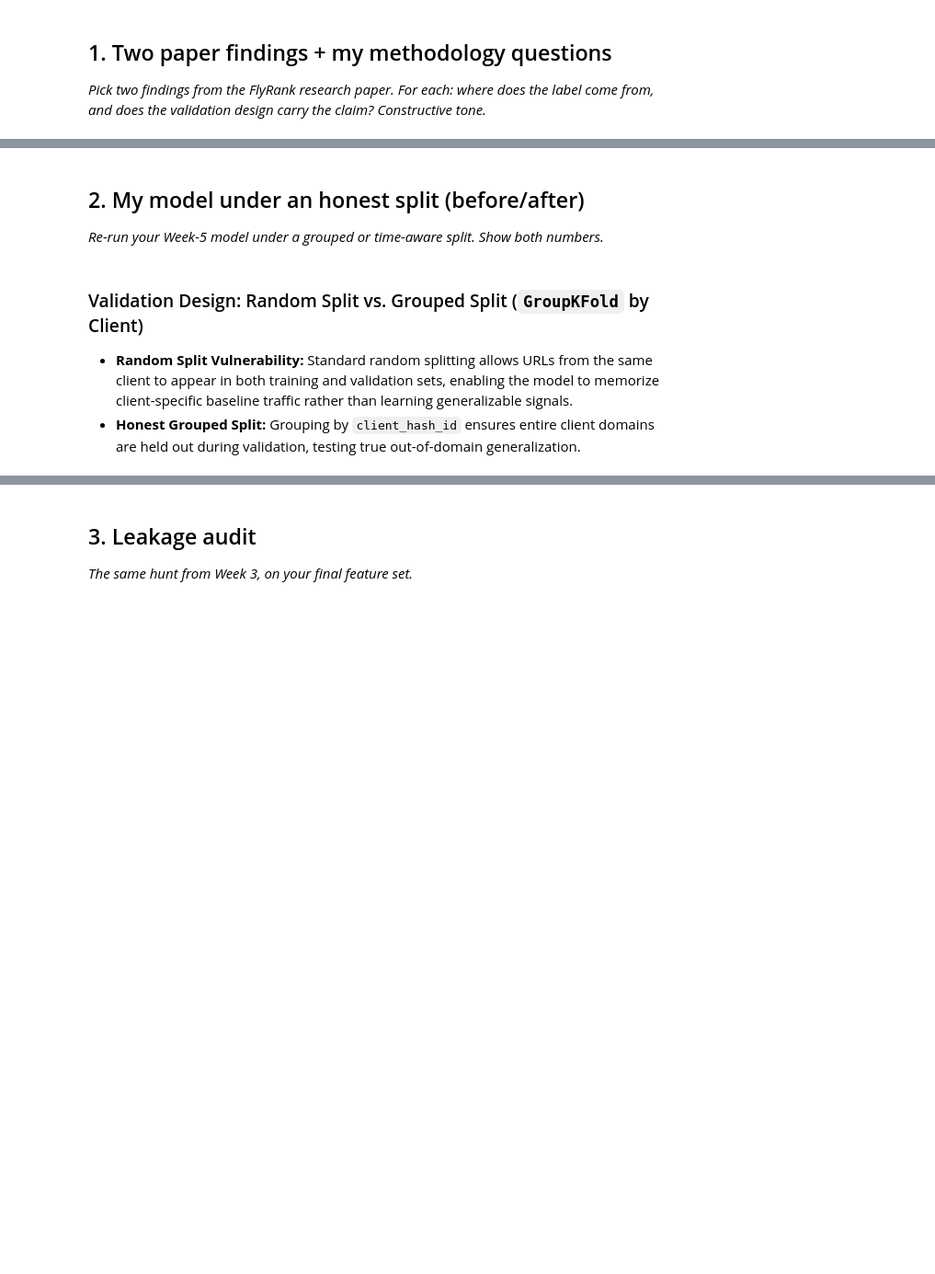
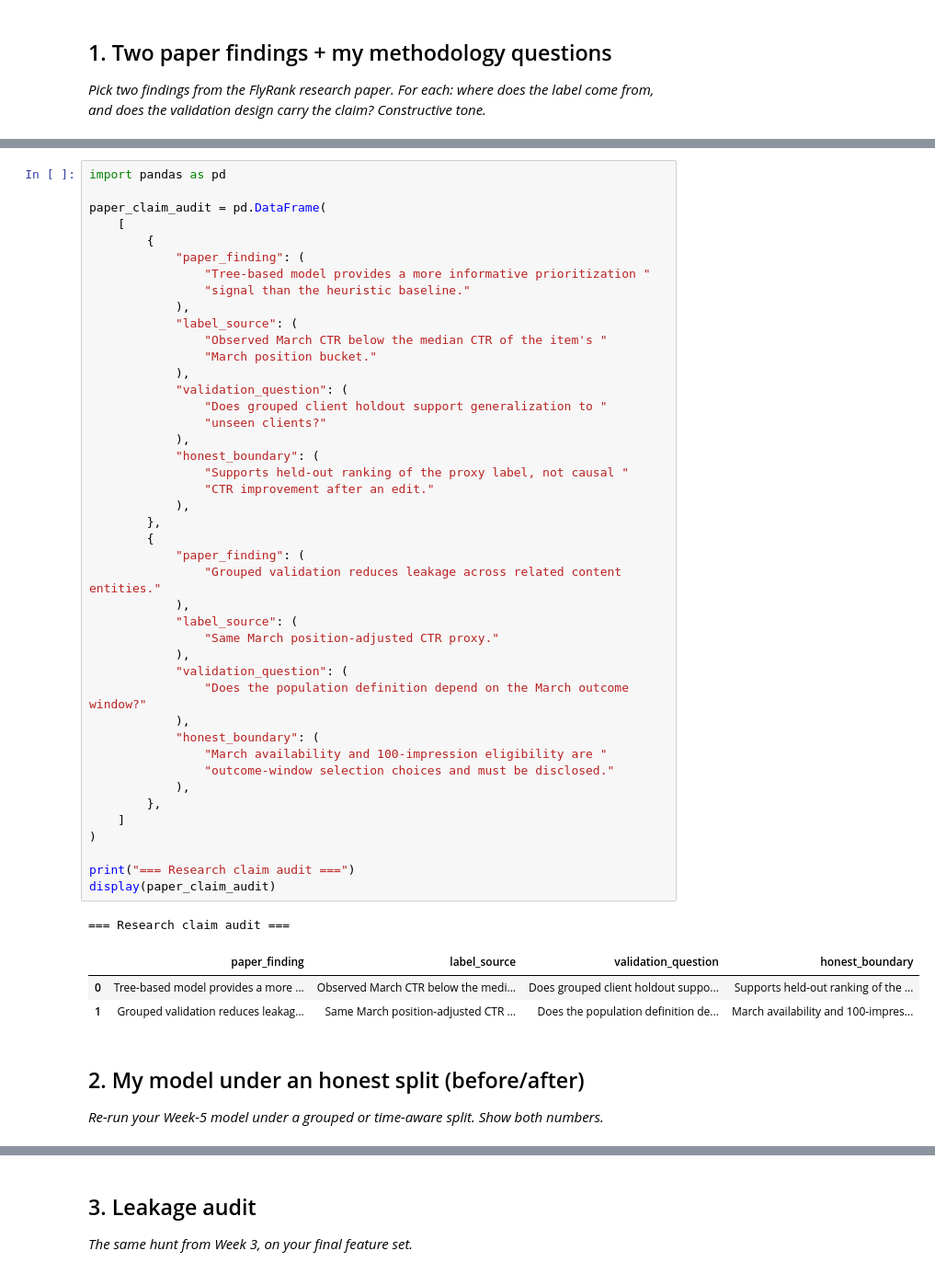
Before and after one commit to ramyaa-hegde/flyrank-ml-internship-tasks, a Jupyter notebook: work/notebooks/w06_validation_audit.ipynb, the cells around one changed output, grey strips where cells are left out. Shown at 92% size. Cells and saved outputs as stored; diff of their text form; blank space fills up the shorter version.

Commit message:
Complete ML-09 validation and claim audit

```diff
--- a/work/notebooks/w06_validation_audit.ipynb
+++ b/work/notebooks/w06_validation_audit.ipynb
@@ -28,8 +29,52 @@ This skeleton is yours to fill. Work the sections **in order** — each one has
+# %%
+import pandas as pd
+
+paper_claim_audit = pd.DataFrame(
+    [
+        {
+            "paper_finding": (
+                "Tree-based model provides a more informative prioritization "
+                "signal than the heuristic baseline."
+            ),
+            "label_source": (
+                "Observed March CTR below the median CTR of the item's "
+                "March position bucket."
+            ),
+            "validation_question": (
+                "Does grouped client holdout support generalization to "
+                "unseen clients?"
+            ),
+            "honest_boundary": (
+                "Supports held-out ranking of the proxy label, not causal "
+                "CTR improvement after an edit."
+            ),
+        },
+        {
+            "paper_finding": (
+                "Grouped validation reduces leakage across related content entities."
+            ),
+            "label_source": (
+                "Same March position-adjusted CTR proxy."
+            ),
+            "validation_question": (
+                "Does the population definition depend on the March outcome window?"
+            ),
+            "honest_boundary": (
+                "March availability and 100-impression eligibility are "
+                "outcome-window selection choices and must be disclosed."
+            ),
+        },
+    ]
+)
+
+print("=== Research claim audit ===")
+display(paper_claim_audit)
+# %% [output]
+=== Research claim audit ===
+|  | paper_finding | label_source | validation_question | honest_boundary |
+| 0 | Tree-based model provides a more ... | Observed March CTR below the medi... | Does grouped client holdout suppo... | Supports held-out ranking of the ... |
+| 1 | Grouped validation reduces leakag... | Same March position-adjusted CTR ... | Does the population definition de... | March availability and 100-impres... |
 # %% [markdown]
 ## 2. My model under an honest split (before/after)
 
 *Re-run your Week-5 model under a grouped or time-aware split. Show both numbers.*
-# %% [markdown]
-### Validation Design: Random Split vs. Grouped Split (`GroupKFold` by Client)
-* **Random Split Vulnerability:** Standard random splitting allows URLs from the same client to appear in both training and validation sets, enabling the model to memorize client-specific baseline traffic rather than learning generalizable signals.
-* **Honest Grouped Split:** Grouping by `client_hash_id` ensures entire client domains are held out during validation, testing true out-of-domain generalization.
```
Also changed, not shown: parts of 14 cells of this notebook.
